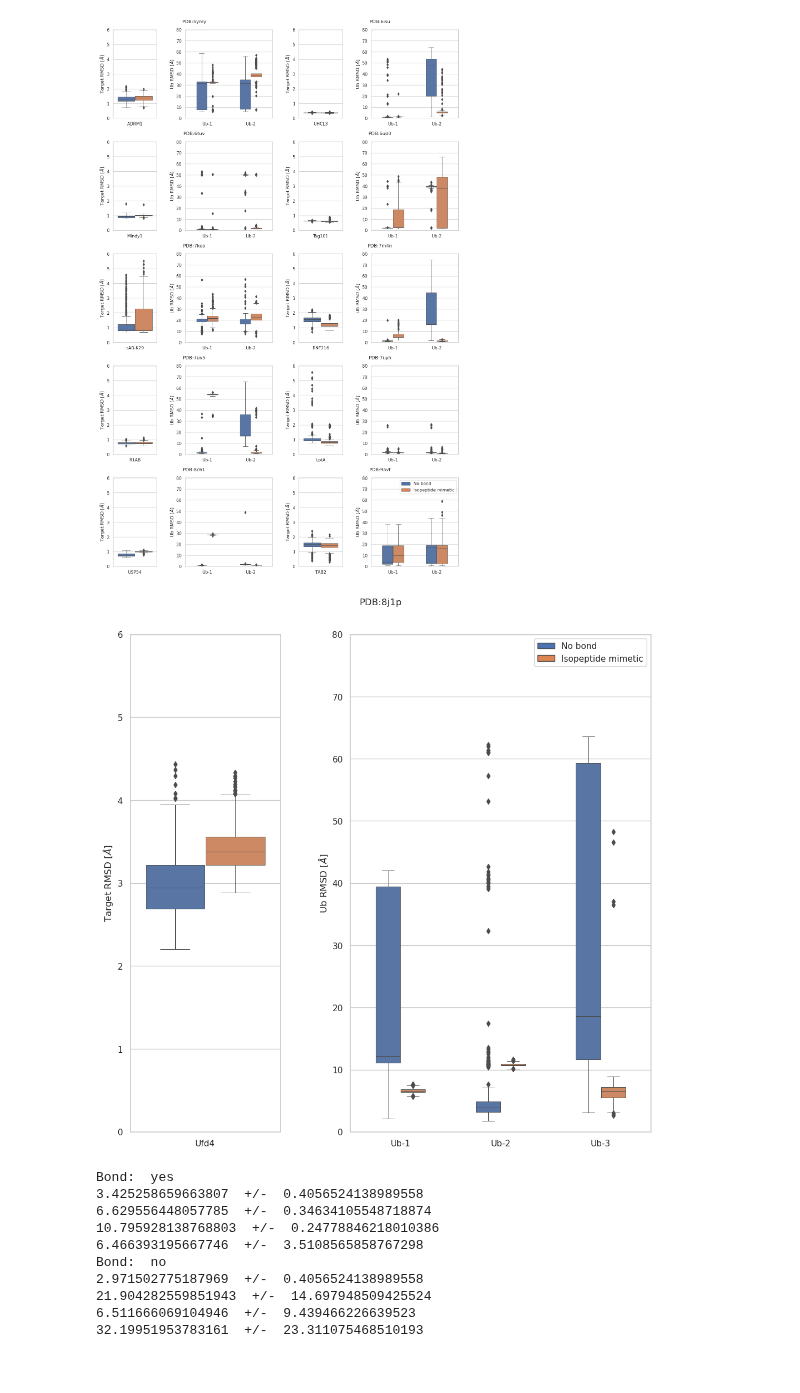
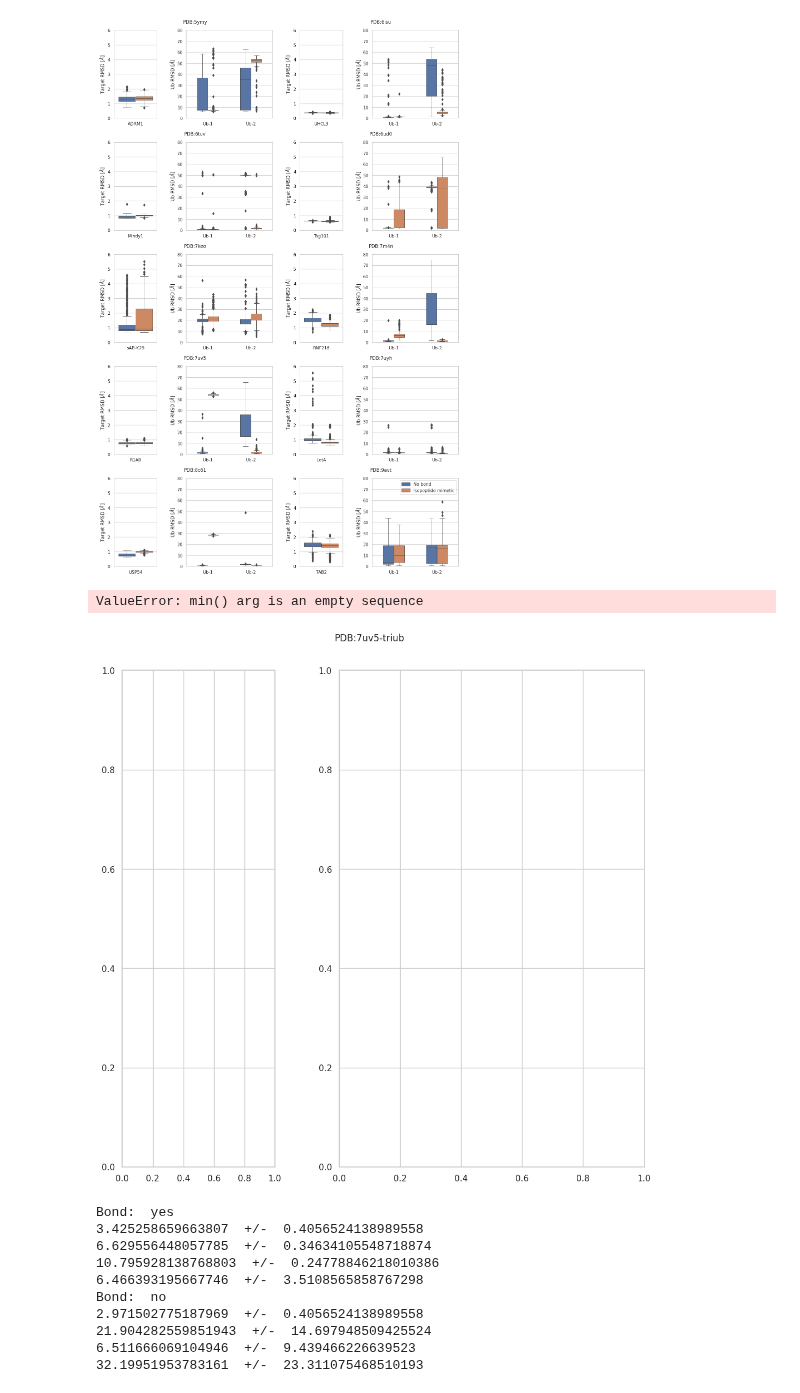
Before and after one commit to bio-phys/polyUb-AF, a Jupyter notebook: analysis_isopeptide_rmsd_ubs.ipynb, the cells around one changed output. Drawn from its saved outputs; the diff is of its cells as text; code cells hidden in the pictures.

```diff
--- a/analysis_isopeptide_rmsd_ubs.ipynb
+++ b/analysis_isopeptide_rmsd_ubs.ipynb
@@ -482,7 +515,11 @@ seaborn.set(style="whitegrid")
 mask1 = diub_rmsd_df['PDB'] != '8j1p'
 mask2 = diub_rmsd_df['PDB'] != '7uv5'
 mask3 = diub_rmsd_df['PDB'] != '8c61'
-mask = np.logical_and.reduce((mask1,mask2,mask3))
+mask4 = diub_rmsd_df['PDB'] != f"7uv5-{mode}-triub"
+mask5 = diub_rmsd_df['PDB'] != f"8c61-{mode}-triub"
+mask6 = diub_rmsd_df['PDB'] != f"7uv5-triub"
+mask7 = diub_rmsd_df['PDB'] != f"8c61-triub"
+mask = np.logical_and.reduce((mask1,mask2,mask3,mask4,mask5,mask6,mask7))
 
 ax = seaborn.boxplot(x="PDB", y="RMSD", hue=mode, data=diub_rmsd_df[mask])
 ax.set_ylabel(r'Diubiquitine RMSD [$\AA$]')
@@ -493,10 +530,10 @@ if mode == 'bond':
 elif mode == 'cys':
     ax.legend(title=None, labels=['No bond', 'Cys'])
 leg = ax.get_legend()
-leg.legendHandles[0].set_facecolor(colors[0])
-leg.legendHandles[1].set_facecolor(colors[1])
-leg.legendHandles[0].set_linewidth(1)
-leg.legendHandles[1].set_linewidth(1)
+leg.legend_handles[0].set_facecolor(colors[0])
+leg.legend_handles[1].set_facecolor(colors[1])
+leg.legend_handles[0].set_linewidth(1)
+leg.legend_handles[1].set_linewidth(1)
 
 limits = ax.get_xlim()
 print (limits)
@@ -570,10 +605,10 @@ for pdb, protein in zip(pdb_names, protein_names):
         elif mode == 'cys':
             ax2.legend(title=None, labels=['No bond', 'Cys'])
         leg = ax2.get_legend()
-        leg.legendHandles[0].set_facecolor(colors[0])
-        leg.legendHandles[1].set_facecolor(colors[1])
-        leg.legendHandles[0].set_linewidth(1)
-        leg.legendHandles[1].set_linewidth(1)
+        leg.legend_handles[0].set_facecolor(colors[0])
+        leg.legend_handles[1].set_facecolor(colors[1])
+        leg.legend_handles[0].set_linewidth(1)
+        leg.legend_handles[1].set_linewidth(1)
     else:
         legend = ax2.legend()
         legend.remove()
@@ -588,7 +623,7 @@ plt.savefig(f"AF3-si-panel-{mode}{linker_suffix}.svg", bbox_inches=0, transparen
 plt.savefig(f"AF3-si-panel-{mode}{linker_suffix}.png", bbox_inches=0, transparent=False)
 plt.show()
 # %% [output]
-[figure, old version]
+[figure, new version]
 # %%
 # use to set style of background of plot
 plt.rcParams['svg.fonttype'] = 'none'
@@ -600,6 +635,10 @@ colors = seaborn.color_palette()
 
 pdb_names = '8j1p',
 protein_names = 'Ufd4',
+pdb_names = '8c61-triub', # '7uv5-triub', # '8j1p', # '7uv5-triub'
+protein_names = 'USP54', # 'USP54',# 'R1AB', # 'Ufd4', # 'R1AB'
+pdb_names = '7uv5-triub',
+protein_names = 'R1AB',
 fig = plt.figure(layout="constrained", figsize=(10,10))
 gs = GridSpec(1, 3, figure=fig, wspace=0.2, hspace=0.05)
 
@@ -620,41 +659,42 @@ for pdb, protein in zip(pdb_names, protein_names):
     ax1.set_xticklabels([protein,])
     ax1.set_ylim([0,6])
     ax1.set_xlabel(None)
     legend = ax1.legend()
     legend.remove()
 
     data = monoub_rmsd_df[monoub_rmsd_df['PDB'] == pdb]
     seaborn.boxplot(x="Ub-ID", y="RMSD", hue=mode, data=data, ax=ax2, width=0.5, linewidth=0.7)
     ax2.set_ylabel(r'Ub RMSD [$\AA$]')
-    if pdb == '8j1p':
+    if pdb == '8j1p' or pdb == '8c61-triub':
         ax2.set_xticklabels([r"Ub-1", r"Ub-2", r"Ub-3"])
     else:
         ax2.set_xticklabels([r"Ub-1", r"Ub-2"])
     if cnt==0:
         if mode == 'bond':
             ax2.legend(title=None, labels=['No bond', 'Isopeptide mimetic'])
         elif mode == 'cys':
             ax2.legend(title=None, labels=['No bond', 'Cys'])
         leg = ax2.get_legend()
-        leg.legendHandles[0].set_facecolor(colors[0])
-        leg.legendHandles[1].set_facecolor(colors[1])
-        leg.legendHandles[0].set_linewidth(1)
-        leg.legendHandles[1].set_linewidth(1)
+        leg.legend_handles[0].set_facecolor(colors[0])
+        leg.legend_handles[1].set_facecolor(colors[1])
+        leg.legend_handles[0].set_linewidth(1)
+        leg.legend_handles[1].set_linewidth(1)
     else:
         legend = ax2.legend()
         legend.remove()
 
     ax2.set_xlabel(None)
     ax2.set_ylim([0,80])
 
     cnt += 1
 
 
-plt.savefig(f"SI-Figure3-AF5-8j1p-{mode}{linker_suffix}.svg", bbox_inches=0, transparent=True)
-plt.savefig(f"SI-Figure3-AF5-8j1p-{mode}{linker_suffix}.png", bbox_inches=0, transparent=False)
+plt.savefig(f"SI-Figure3-AF5-{pdb_names[0]}-{mode}{linker_suffix}.svg", bbox_inches=0, transparent=True)
+plt.savefig(f"SI-Figure3-AF5-{pdb_names[0]}-{mode}{linker_suffix}.png", bbox_inches=0, transparent=False)
 plt.show()
 # %% [output]
+ValueError: min() arg is an empty sequence
-[figure, old version]
+[figure, new version]
 # %%
 pdb = '8j1p'
 target = target_rmsd_df[target_rmsd_df['PDB'] == pdb]
```
Also changed, not shown: parts of 5 cells of this notebook, 1 other file.
